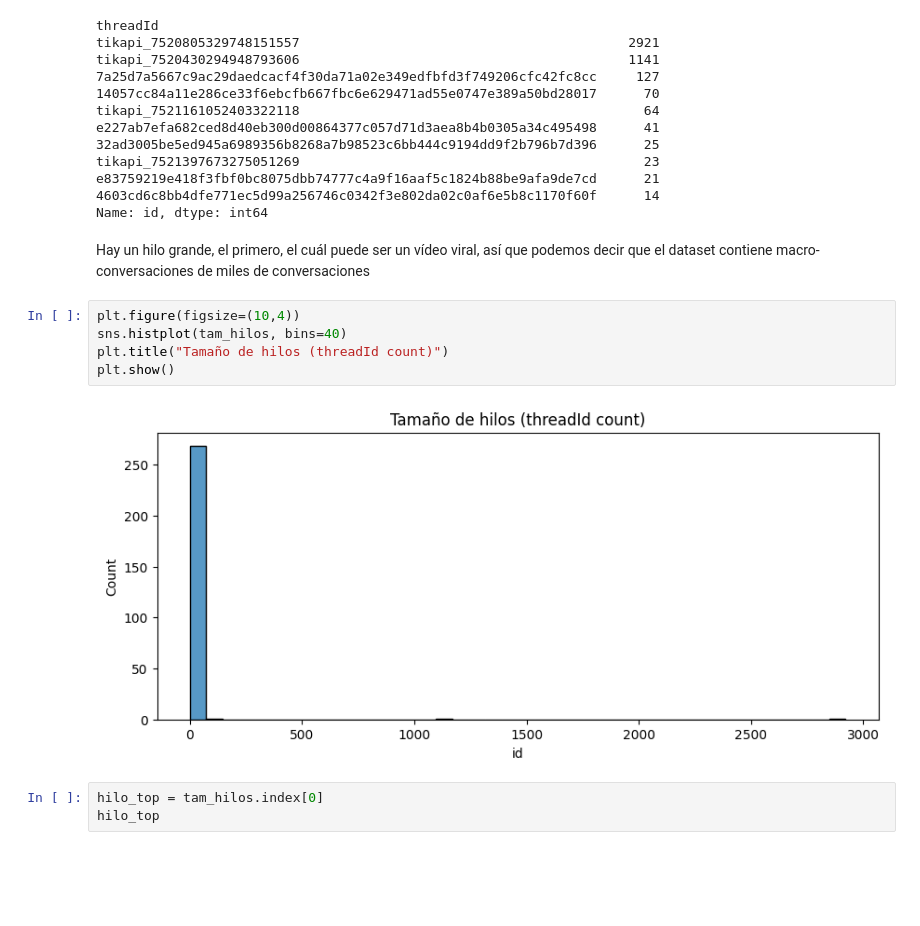
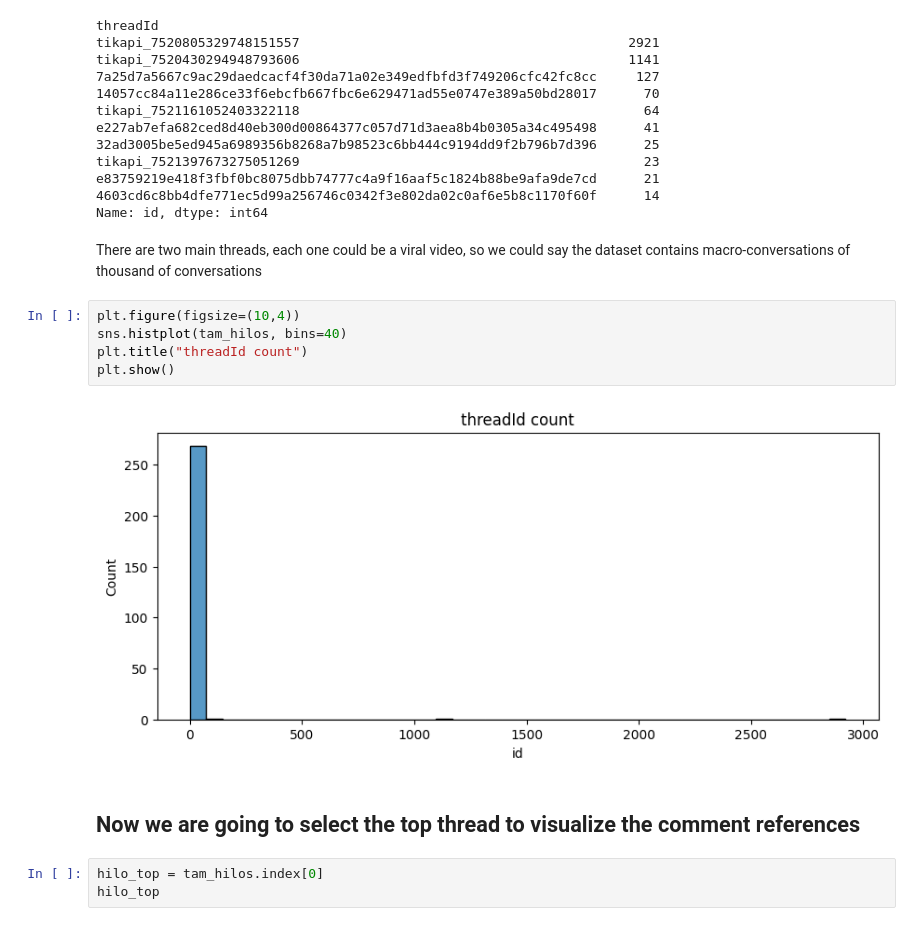
Before and after one commit to AndresPin0/atinna_challenge, a Jupyter notebook: notebooks/01_EDA_propagation.ipynb, the cells around one changed output. Saved outputs shown, nothing was run; the diff lists cells and outputs as text; blank space fills up the shorter version.

```diff
--- a/notebooks/01_EDA_propagation.ipynb
+++ b/notebooks/01_EDA_propagation.ipynb
@@ -169,14 +127,16 @@ e83759219e418f3fbf0bc8075dbb74777c4a9f16aaf5c1824b88be9afa9de7cd      21
 4603cd6c8bb4dfe771ec5d99a256746c0342f3e802da02c0af6e5b8c1170f60f      14
 Name: id, dtype: int64
 # %% [markdown]
-Hay un hilo grande, el primero, el cuál puede ser un vídeo viral, así que podemos decir que el dataset contiene macro-conversaciones de miles de conversaciones
+There are two main threads, each one could be a viral video, so we could say the dataset contains macro-conversations of thousand of conversations
 # %%
 plt.figure(figsize=(10,4))
 sns.histplot(tam_hilos, bins=40)
-plt.title("Tamaño de hilos (threadId count)")
+plt.title("threadId count")
 plt.show()
 # %% [output]
-[figure, old version]
+[figure, new version]
+# %% [markdown]
+## Now we are going to select the top thread to visualize the comment references
 # %%
 hilo_top = tam_hilos.index[0]
 hilo_top
```
Also changed, not shown: parts of 40 cells of this notebook, 1 other file.
